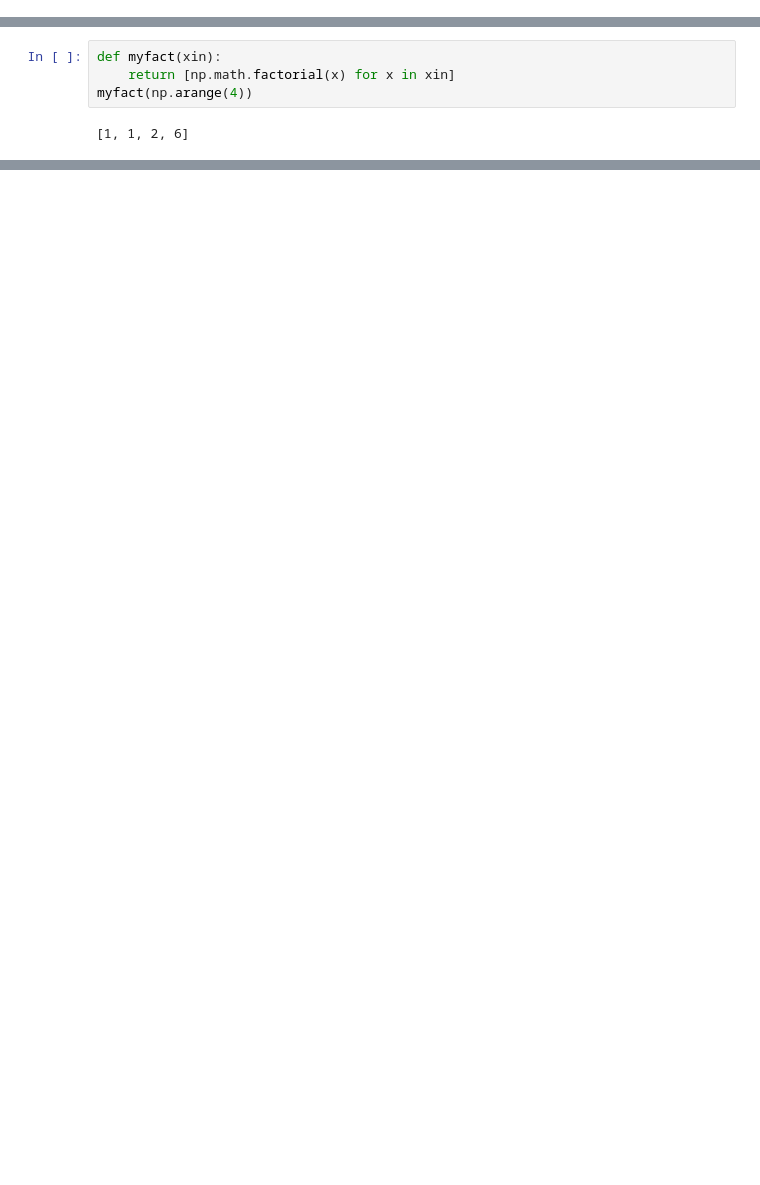
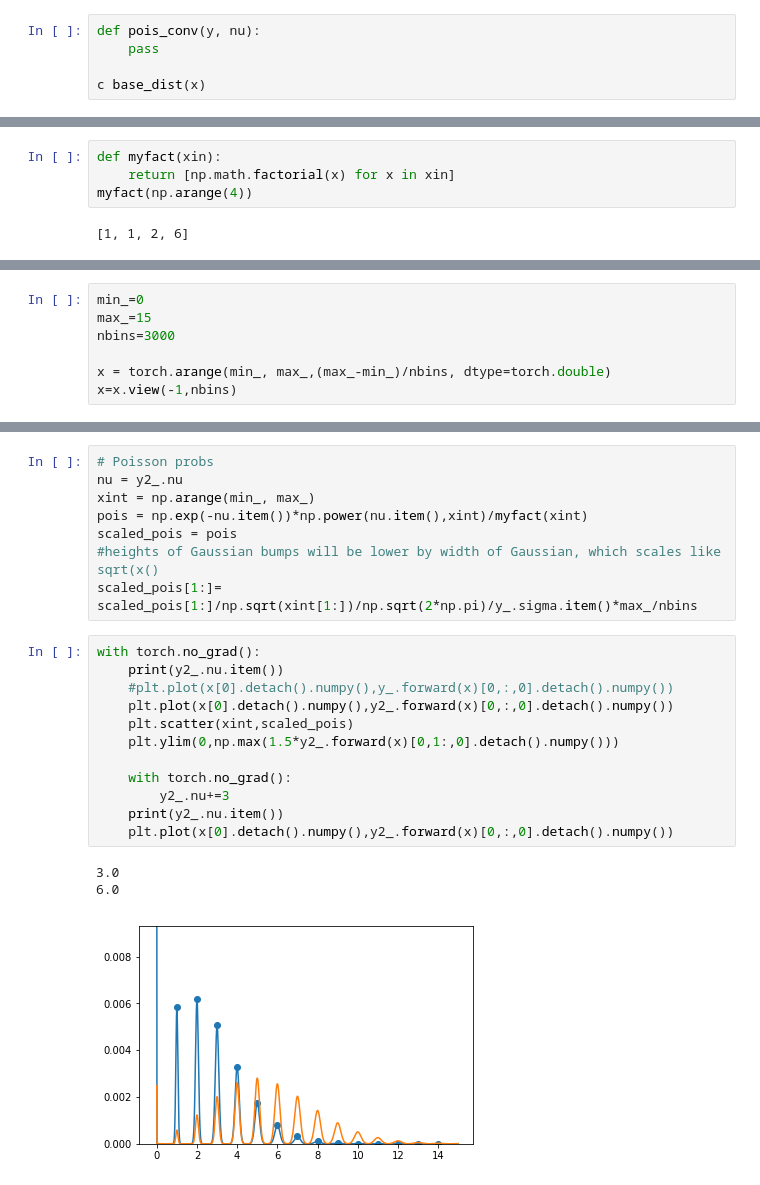
Before and after one commit to cranmer/poisson-convolution-sum, a Jupyter notebook: Poisson-weighted-convolutions.ipynb, the cells around one changed output, grey strips where cells are left out. Saved outputs shown, nothing was run; the diff lists cells and outputs as text; blank space fills up the shorter version.

```diff
--- a/Poisson-weighted-convolutions.ipynb
+++ b/Poisson-weighted-convolutions.ipynb
@@ -103,3 +105,8 @@ def complex_exp_pois(z, nu):
     real_out = torch.exp(real1*nu)*torch.cos(nu*imag1)
     imag_out = torch.exp(real1*nu)*torch.sin(nu*imag1)
     return torch.stack([real_out, imag_out], dim = -1)
+# %%
+def pois_conv(y, nu):
+    pass
+
+c base_dist(x)
@@ -151,0 +208,7 @@ with torch.no_grad():
+# %%
+min_=0
+max_=15
+nbins=3000
+
+x = torch.arange(min_, max_,(max_-min_)/nbins, dtype=torch.double)
+x=x.view(-1,nbins)
@@ -151,0 +224,24 @@ with torch.no_grad():
+# %%
+# Poisson probs
+nu = y2_.nu
+xint = np.arange(min_, max_)
+pois = np.exp(-nu.item())*np.power(nu.item(),xint)/myfact(xint)
+scaled_pois = pois
+#heights of Gaussian bumps will be lower by width of Gaussian, which scales like sqrt(x()
+scaled_pois[1:]= scaled_pois[1:]/np.sqrt(xint[1:])/np.sqrt(2*np.pi)/y_.sigma.item()*max_/nbins
+# %%
+with torch.no_grad():
+    print(y2_.nu.item())
+    #plt.plot(x[0].detach().numpy(),y_.forward(x)[0,:,0].detach().numpy())
+    plt.plot(x[0].detach().numpy(),y2_.forward(x)[0,:,0].detach().numpy())
+    plt.scatter(xint,scaled_pois)
+    plt.ylim(0,np.max(1.5*y2_.forward(x)[0,1:,0].detach().numpy()))
+
+    with torch.no_grad():
+        y2_.nu+=3
+    print(y2_.nu.item())
+    plt.plot(x[0].detach().numpy(),y2_.forward(x)[0,:,0].detach().numpy())
+# %% [output]
+3.0
+6.0
+[figure, added]
```
Also changed, not shown: parts of 12 cells of this notebook.
